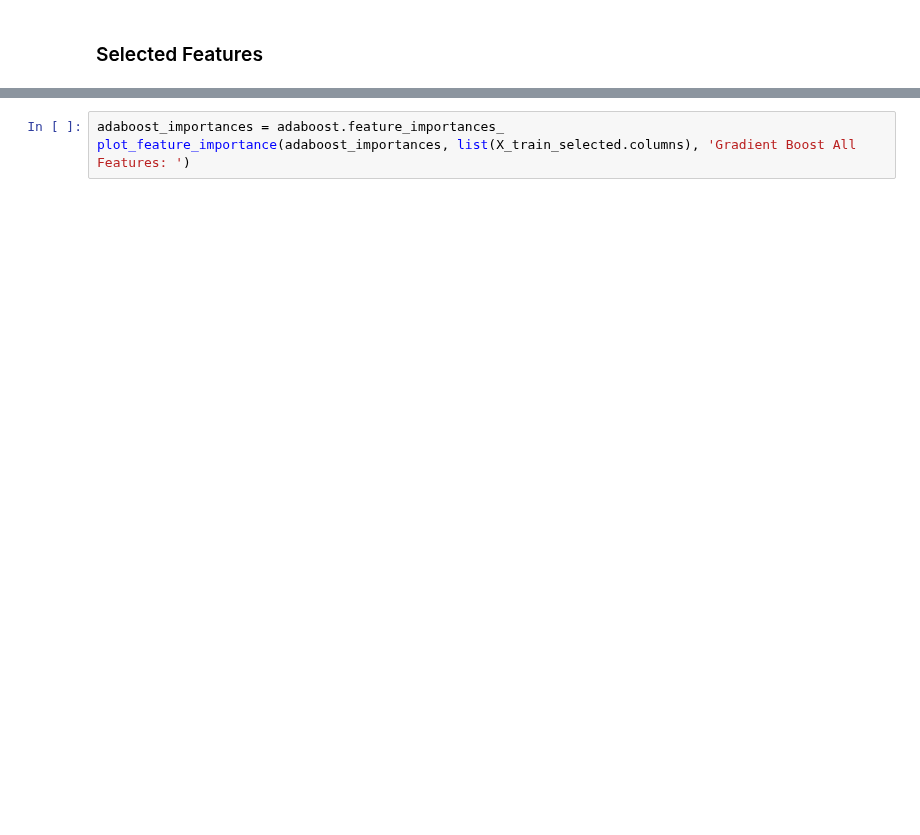
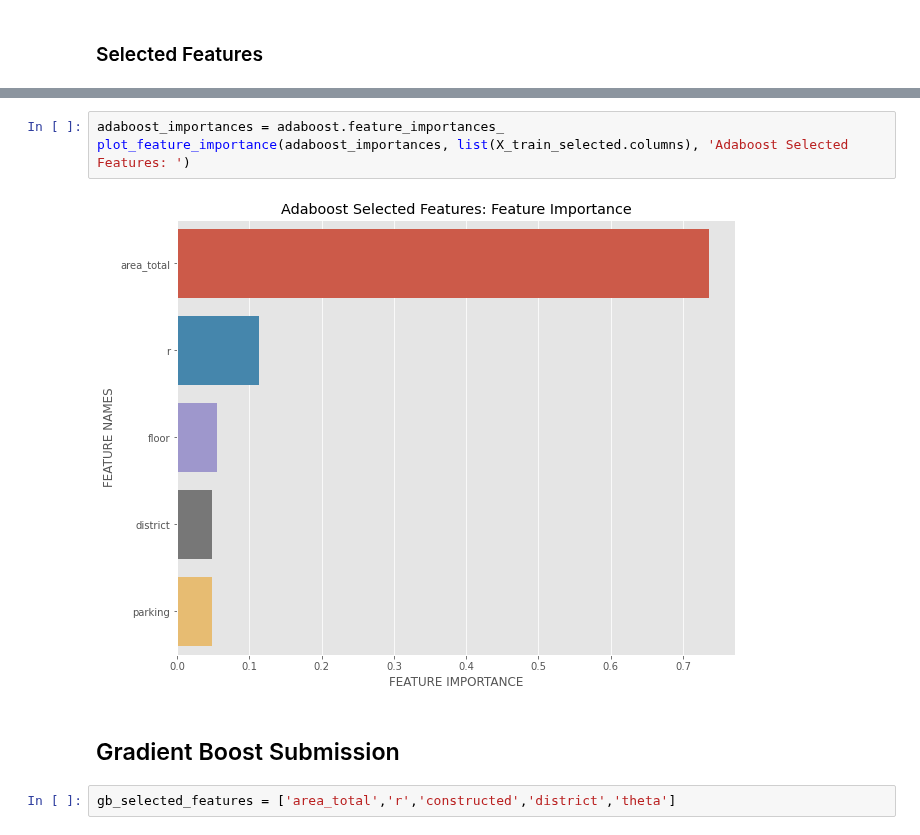
Before and after one commit to henrfj/TDT4173-ML, a Jupyter notebook: hasse-testsite/feature_selection.ipynb, the cells around one changed output, grey strips where cells are left out. Cells and saved outputs as stored; diff of their text form; blank space fills up the shorter version.

```diff
--- a/hasse-testsite/feature_selection.ipynb
+++ b/hasse-testsite/feature_selection.ipynb
@@ -272,3 +288,9 @@ plt.ylabel('Ground Truth')
 # %%
 adaboost_importances = adaboost.feature_importances_
-plot_feature_importance(adaboost_importances, list(X_train_selected.columns), 'Gradient Boost All Features: ')
+plot_feature_importance(adaboost_importances, list(X_train_selected.columns), 'Adaboost Selected Features: ')
+# %% [output]
+[figure, added]
+# %% [markdown]
+## Gradient Boost Submission
+# %%
+gb_selected_features = ['area_total','r','constructed','district','theta']
```
Also changed, not shown: parts of 12 cells of this notebook, 4 other files.
